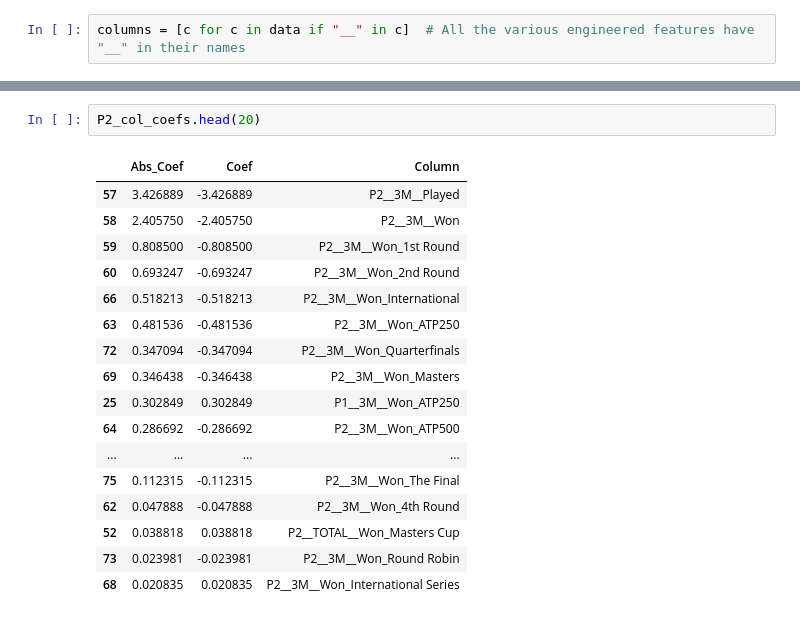
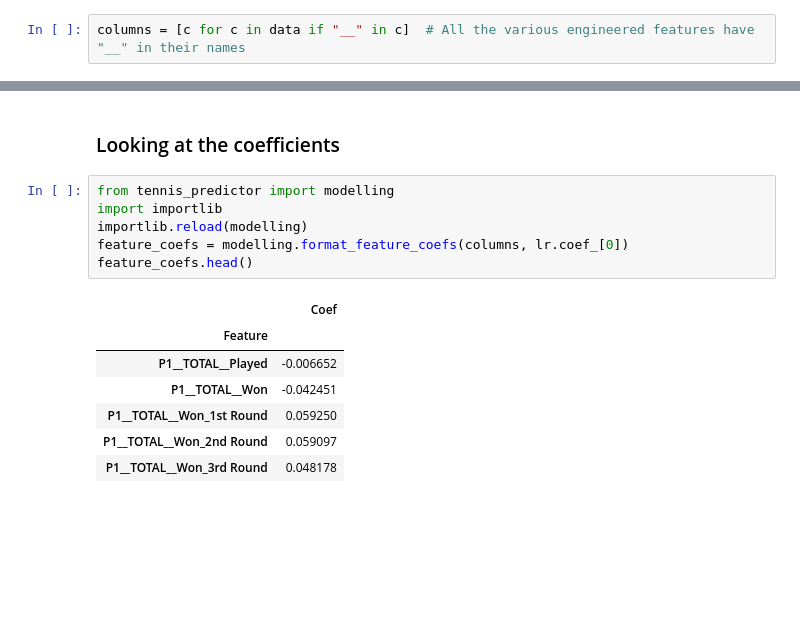
Before and after one commit to Vinh-CHUC/general-assembly-data-science-project, a Jupyter notebook: deliverables/4-Modelling/Modelling.ipynb, the cells around one changed output, grey strips where cells are left out. Drawn from its saved outputs; the diff is of its cells as text; blank space fills up the shorter version.

```diff
--- a/deliverables/4-Modelling/Modelling.ipynb
+++ b/deliverables/4-Modelling/Modelling.ipynb
@@ -147,20 +113,16 @@ P1_col_coefs.head(20)
-# %%
-P2_col_coefs.head(20)
-# %% [output]
-|  | Abs_Coef | Coef | Column |
-| 57 | 3.426889 | -3.426889 | P2__3M__Played |
-| 58 | 2.405750 | -2.405750 | P2__3M__Won |
-| 59 | 0.808500 | -0.808500 | P2__3M__Won_1st Round |
-| 60 | 0.693247 | -0.693247 | P2__3M__Won_2nd Round |
-| 66 | 0.518213 | -0.518213 | P2__3M__Won_International |
-| 63 | 0.481536 | -0.481536 | P2__3M__Won_ATP250 |
-| 72 | 0.347094 | -0.347094 | P2__3M__Won_Quarterfinals |
-| 69 | 0.346438 | -0.346438 | P2__3M__Won_Masters |
-| 25 | 0.302849 | 0.302849 | P1__3M__Won_ATP250 |
-| 64 | 0.286692 | -0.286692 | P2__3M__Won_ATP500 |
-| ... | ... | ... | ... |
-| 75 | 0.112315 | -0.112315 | P2__3M__Won_The Final |
-| 62 | 0.047888 | -0.047888 | P2__3M__Won_4th Round |
-| 52 | 0.038818 | 0.038818 | P2__TOTAL__Won_Masters Cup |
-| 73 | 0.023981 | -0.023981 | P2__3M__Won_Round Robin |
-| 68 | 0.020835 | 0.020835 | P2__3M__Won_International Series |
+# %% [markdown]
+### Looking at the coefficients
+# %%
+from tennis_predictor import modelling
+import importlib
+importlib.reload(modelling)
+feature_coefs = modelling.format_feature_coefs(columns, lr.coef_[0])
+feature_coefs.head()
+# %% [output]
+|  | Coef |
+| Feature |  |
+| P1__TOTAL__Played | -0.006652 |
+| P1__TOTAL__Won | -0.042451 |
+| P1__TOTAL__Won_1st Round | 0.059250 |
+| P1__TOTAL__Won_2nd Round | 0.059097 |
+| P1__TOTAL__Won_3rd Round | 0.048178 |
```
Also changed, not shown: parts of 13 cells of this notebook, 2 other files.
